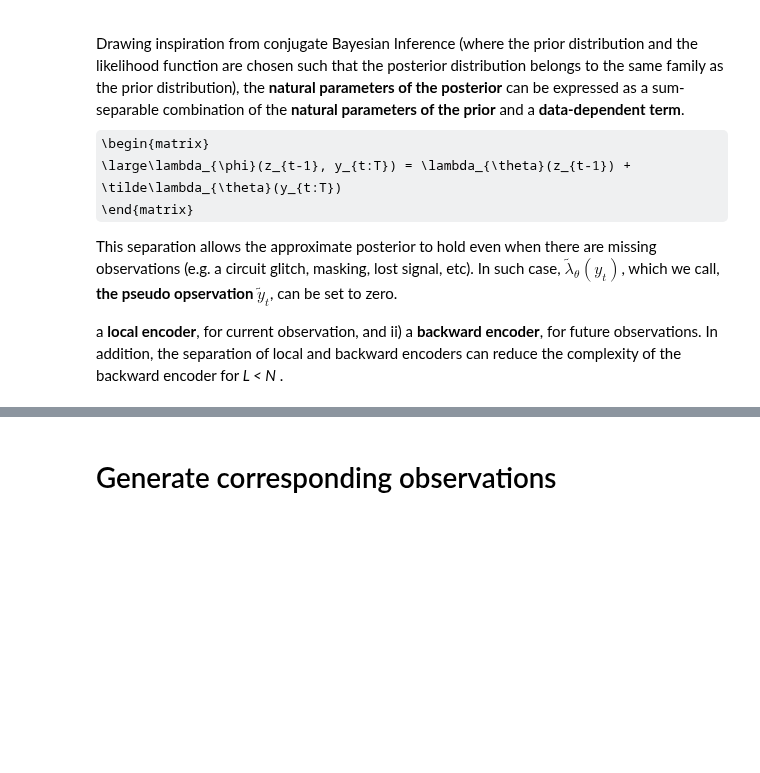
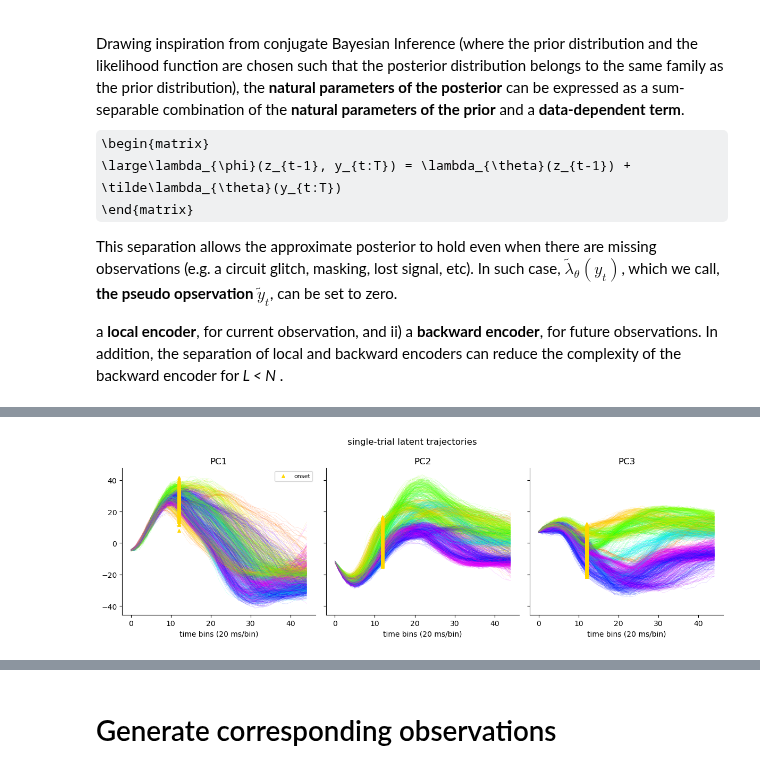
Before and after one commit to catniplab/latent_dynamics_workshop, a Jupyter notebook: 04_xfads_mc_maze_demo.ipynb, the cells around one changed output, grey strips where cells are left out. Saved outputs shown, nothing was run; the diff lists cells and outputs as text; code cells hidden in the pictures; some formulas as TeX source; blank space fills up the shorter version.

```diff
--- a/04_xfads_mc_maze_demo.ipynb
+++ b/04_xfads_mc_maze_demo.ipynb
@@ -476,0 +559,45 @@ plot_latents_pca(
+# %%
+def plot_latents_pca_2d(z, vel, move_onset_bin=12, nc=3):
+    z = z.mean(dim=0).cpu()
+    trials, time_bins, latents = z.shape
+
+    pca = PCA(n_components=nc)
+    pca_result = pca.fit_transform(z.view(-1, latents).cpu().numpy())
+    pca_result_reshaped = pca_result.reshape(trials, time_bins, nc)
+
+    fig, axes = plt.subplots(1, nc, figsize=(12, 4), sharex=True, sharey=True)
+    fig.suptitle("single-trial latent trajectories", fontsize=12)
+
+    for c in range(nc):
+        for i in range(trials):
+            pos = torch.cumsum(vel[i], dim=0).cpu()
+            reach_angle = torch.atan2(pos[-1, 0], pos[-1, 1])
+            reach_color = plt.cm.hsv(reach_angle / (2 * np.pi) + 0.5)
+
+            traj = pca_result_reshaped[i, :, c]
+            axes[c].plot(range(time_bins), traj, linewidth=0.2, alpha=0.4, color=reach_color)
+
+            # Plot movement onset marker *after* the line so it's on top
+            if move_onset_bin < time_bins:
+                onset_val = traj[move_onset_bin]
+                axes[c].scatter(
+                    move_onset_bin, onset_val,
+                    color='gold', s=16, alpha=0.95, marker='^',
+                    zorder=5, label='onset' if i == 0 and c == 0 else None
+                )
+
+        # Clean aesthetics
+        axes[c].spines['top'].set_visible(False)
+        axes[c].spines['right'].set_visible(False)
+        axes[c].set_title(f'PC{c+1}')
+        axes[c].set_xlabel('time bins (20 ms/bin)')
+
+    axes[0].legend(loc='upper right', fontsize=8)
+    plt.tight_layout()
+    plt.show()
+
+
+
+plot_latents_pca_2d(z_f_train, vel_train)
+# %% [output]
+[figure, added]
```
Also changed, not shown: parts of 26 cells of this notebook.
